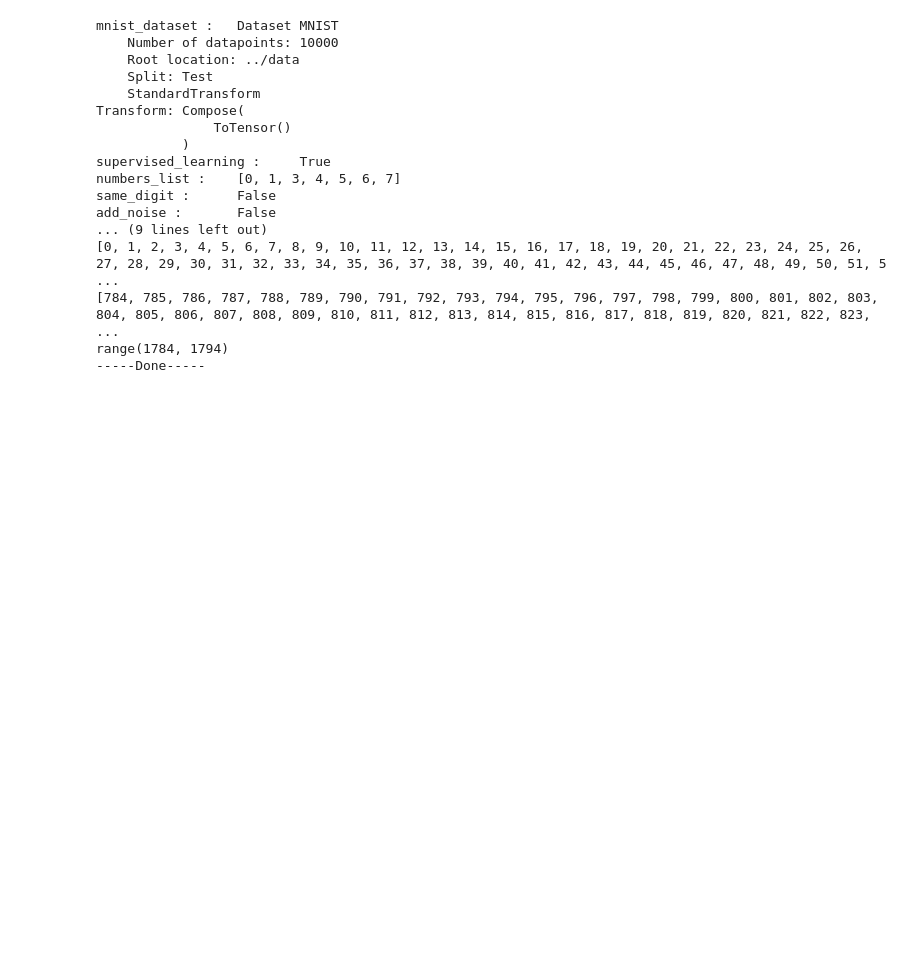
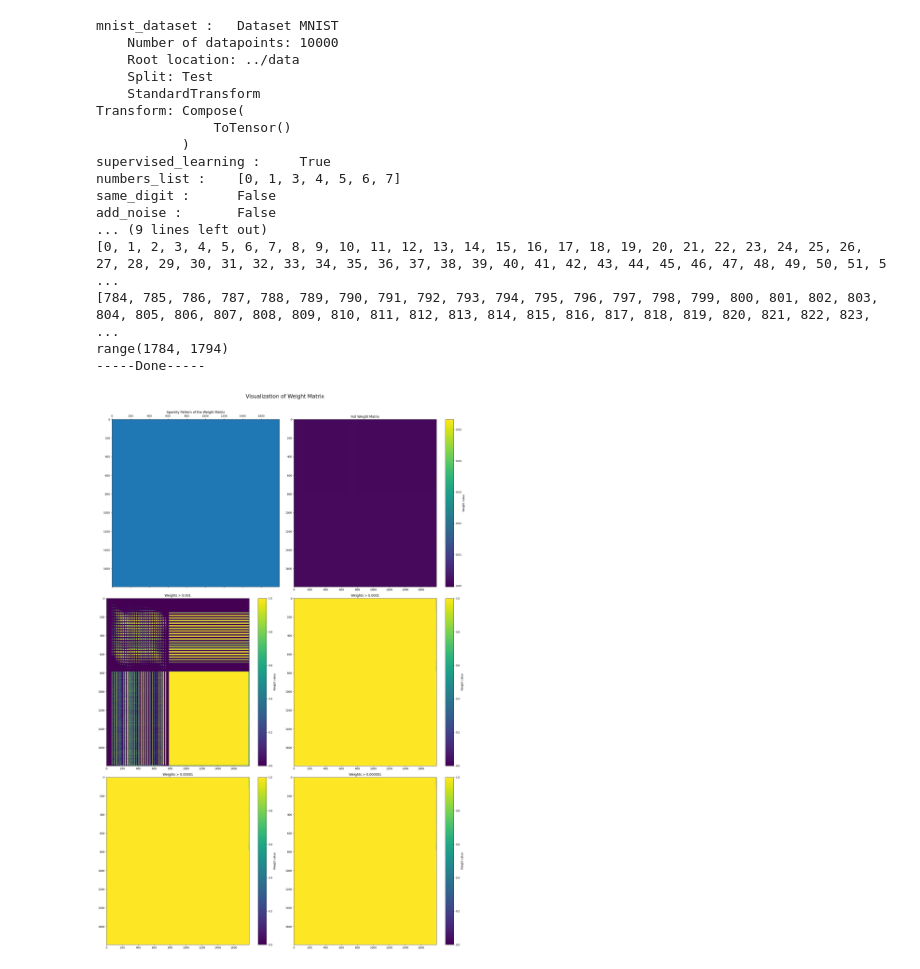
Before and after one commit to erencantatar/GraphPredictiveCoding, a Jupyter notebook: notebooks/training.ipynb, the cells around one changed output. Cells and saved outputs as stored; diff of their text form; code cells hidden in the pictures; blank space fills up the shorter version.

```diff
--- a/notebooks/training.ipynb
+++ b/notebooks/training.ipynb
@@ -870,6 +862,11 @@ add_noise :       False
 [784, 785, 786, 787, 788, 789, 790, 791, 792, 793, 794, 795, 796, 797, 798, 799, 800, 801, 802, 803, 804, 805, 806, 807, 808, 809, 810, 811, 812, 813, 814, 815, 816, 817, 818, 819, 820, 821, 822, 823, ...
 range(1784, 1794)
 -----Done-----
+# %%
+
+plot_model_weights(model, model_dir=None)
+# %% [output]
+[figure, added]
 # %%
 # for idx, (noisy_batch, clean_image) in enumerate(test_loader, start=1):
 #     noisy_batch.x[:, 0][model.pc_conv1.internal_indices].shape
```
Also changed, not shown: parts of 12 cells of this notebook, 2 other files.
